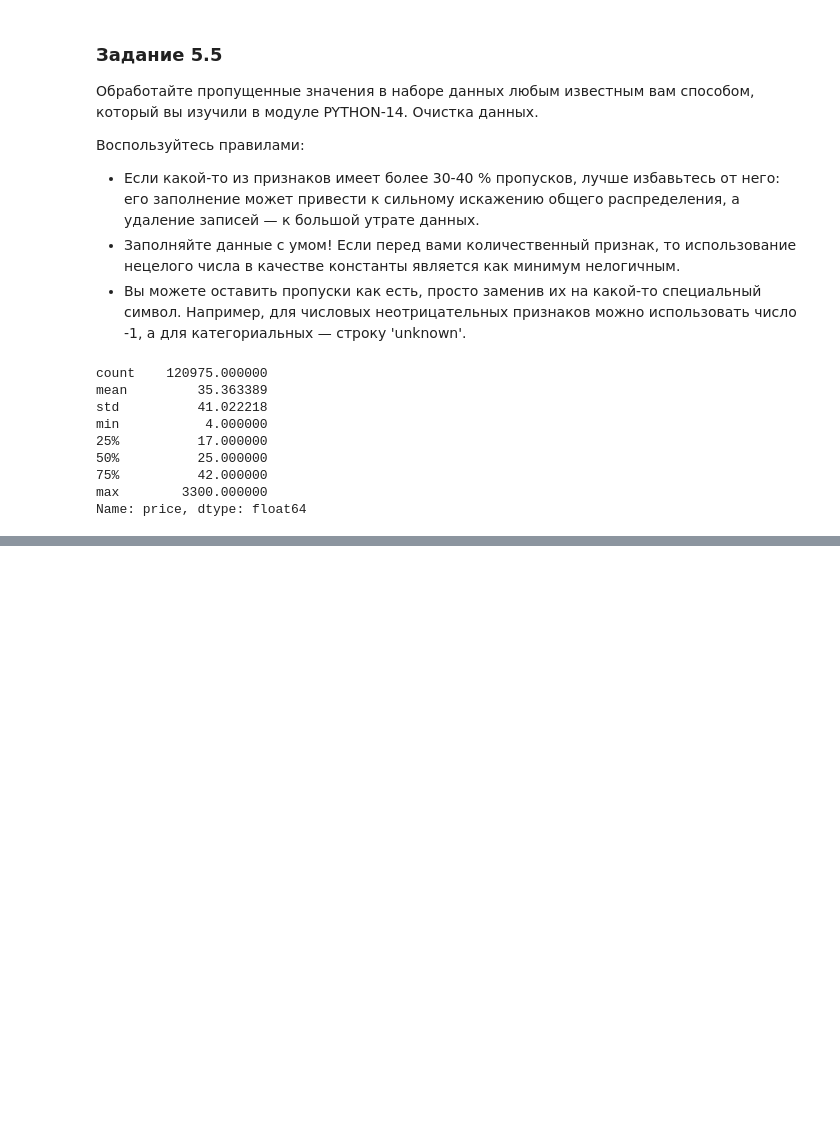
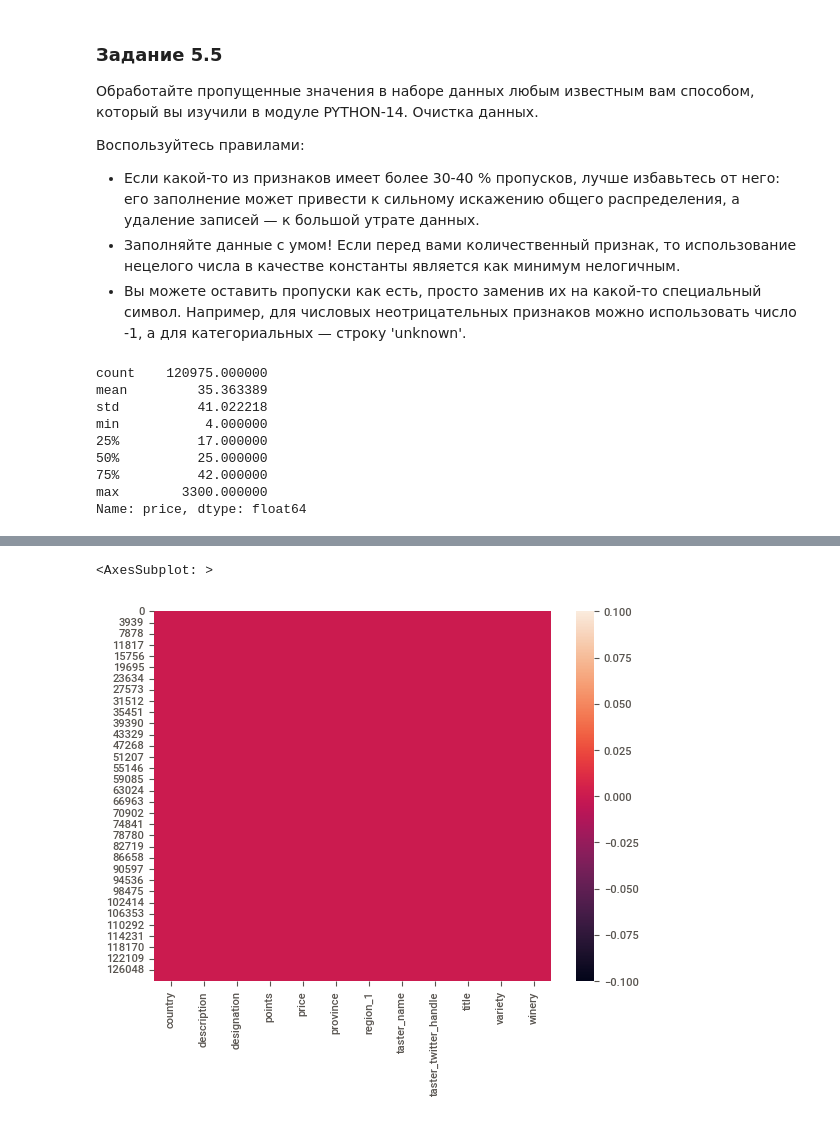
Before and after one commit to alexey300479/sf_datascience_2022, a Jupyter notebook: EDA_1/wine_eda.ipynb, the cells around one changed output, grey strips where cells are left out. Drawn from its saved outputs; the diff is of its cells as text; code cells hidden in the pictures; blank space fills up the shorter version.

```diff
--- a/EDA_1/wine_eda.ipynb
+++ b/EDA_1/wine_eda.ipynb
@@ -187,13 +170,12 @@ data['province'] = data['province'].fillna('California')
 data['variety'] = data['variety'].fillna('Pinot Noir')
 # %%
 # Как сделал я
-data.price.fillna(-1, inplace=True) # Вместо средней цены выделил такие моменты отрицательным значением
-data.variety.fillna('unknown', inplace=True) # Не стал заполнять самым часто встречающимся значением
-data.region_1.fillna('unknown', inplace=True) # Тут совпало
-data = data.drop(axis='columns', labels=['region_2'])
+# data.price.fillna(-1, inplace=True) # Вместо средней цены выделил такие моменты отрицательным значением
+# data.variety.fillna('unknown', inplace=True) # Не стал заполнять самым часто встречающимся значением
+# data.region_1.fillna('unknown', inplace=True) # Тут совпало
+data = data.drop(axis='columns', labels=['region_2'])  # Тут совпало, но у меня осмысленные значения параметров (не просто циферки)
+# data.taster_name.fillna('unknown', inplace=True) # Тут совпало
+# data.taster_twitter_handle.fillna('unknown', inplace=True) # Тут совпало
+# data.designation.fillna('unknown', inplace=True) # Тут совпало
+# data.country.fillna('unknown', inplace=True) # Не стал заполнять самым часто встречающимся значением
+# data.province.fillna('unknown', inplace=True) # Не стал заполнять самым часто встречающимся значением
-# %%
-data.taster_name.fillna('unknown', inplace=True)
-# %%
-data.taster_twitter_handle.fillna('unknown', inplace=True)
-# %%
-data.designation.fillna('unknown', inplace=True)
@@ -201,0 +182,5 @@ data.info()
+# %%
+sns.heatmap(data.isnull()) # убеждаемся, что датасет без пропусков
+# %% [output]
+<AxesSubplot: >
+[figure, added]
```
Also changed, not shown: parts of 8 cells of this notebook, 2 other files.
